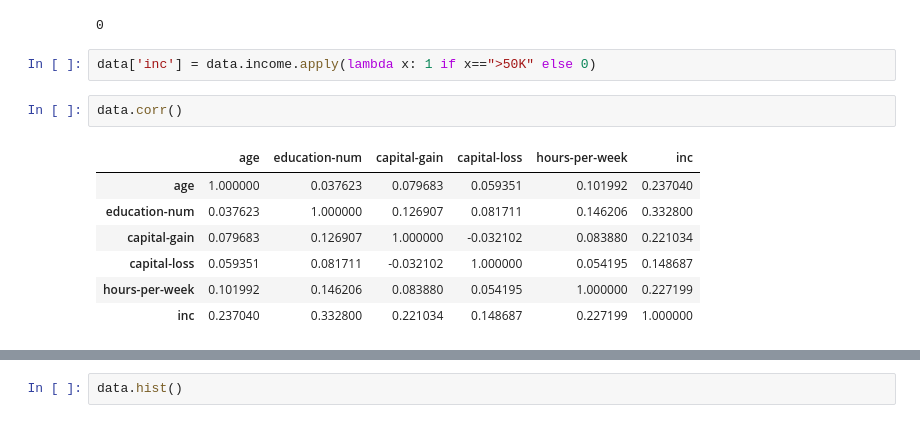
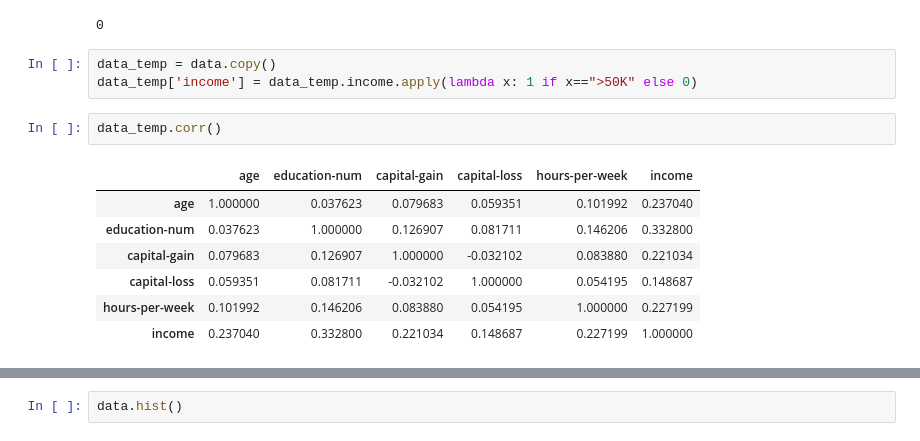
Before and after one commit to alf808/charity-case, a Jupyter notebook: finding_donors.ipynb, the cells around one changed output, grey strips where cells are left out. Saved outputs shown, nothing was run; the diff lists cells and outputs as text.

```diff
--- a/finding_donors.ipynb
+++ b/finding_donors.ipynb
@@ -77,14 +77,15 @@ data.isnull().any().sum()
 # %% [output]
 0
 # %%
-data['inc'] = data.income.apply(lambda x: 1 if x==">50K" else 0)
+data_temp = data.copy()
+data_temp['income'] = data_temp.income.apply(lambda x: 1 if x==">50K" else 0)
 # %%
-data.corr()
+data_temp.corr()
 # %% [output]
-|  | age | education-num | capital-gain | capital-loss | hours-per-week | inc |
+|  | age | education-num | capital-gain | capital-loss | hours-per-week | income |
 | age | 1.000000 | 0.037623 | 0.079683 | 0.059351 | 0.101992 | 0.237040 |
 | education-num | 0.037623 | 1.000000 | 0.126907 | 0.081711 | 0.146206 | 0.332800 |
 | capital-gain | 0.079683 | 0.126907 | 1.000000 | -0.032102 | 0.083880 | 0.221034 |
 | capital-loss | 0.059351 | 0.081711 | -0.032102 | 1.000000 | 0.054195 | 0.148687 |
 | hours-per-week | 0.101992 | 0.146206 | 0.083880 | 0.054195 | 1.000000 | 0.227199 |
-| inc | 0.237040 | 0.332800 | 0.221034 | 0.148687 | 0.227199 | 1.000000 |
+| income | 0.237040 | 0.332800 | 0.221034 | 0.148687 | 0.227199 | 1.000000 |
```
Also changed, not shown: parts of 13 cells of this notebook, 1 other file.
